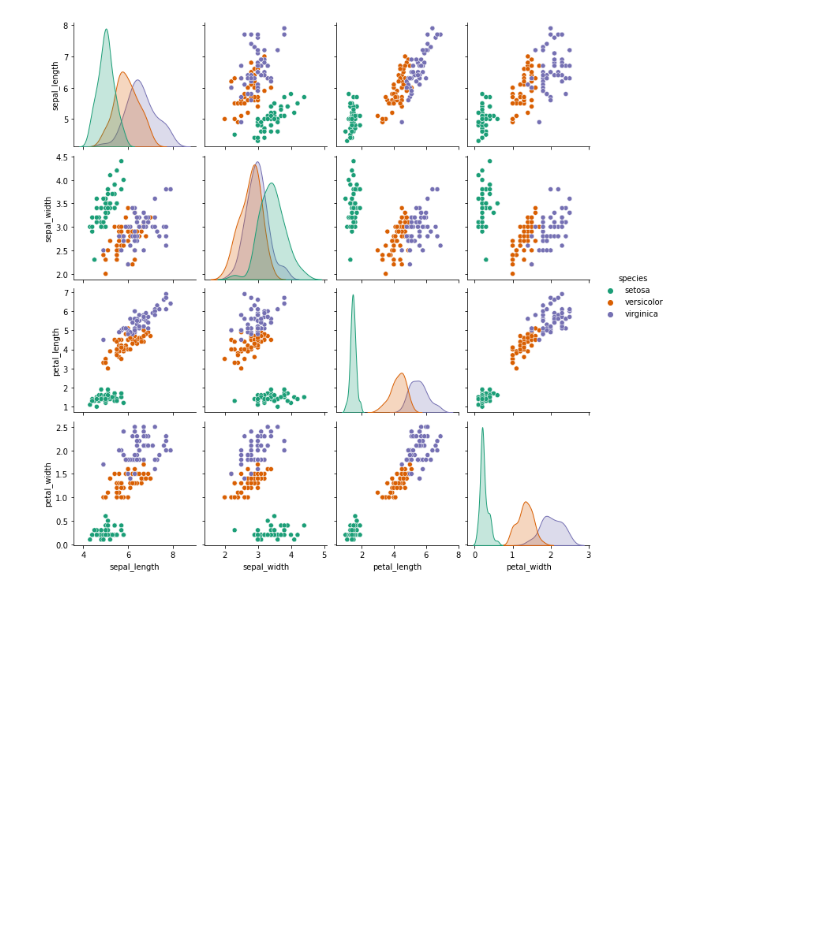
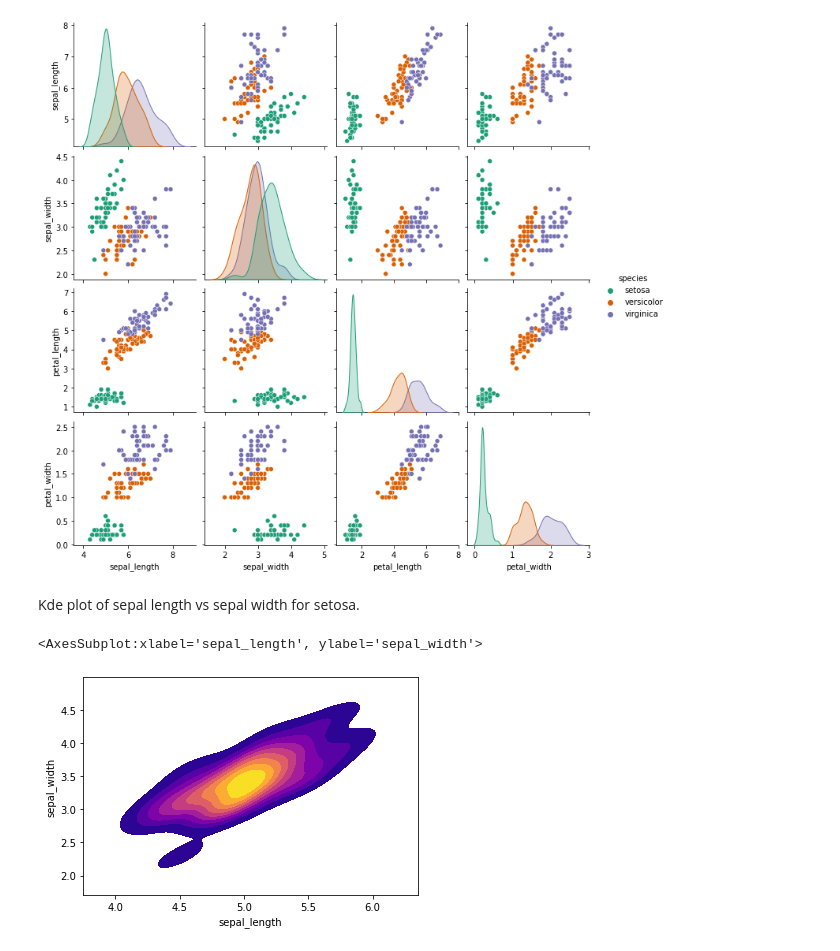
Before and after one commit to mleontenko/iris_svm, a Jupyter notebook: iris_svm.ipynb, the cells around one changed output. Saved outputs shown, nothing was run; the diff lists cells and outputs as text; code cells hidden in the pictures; blank space fills up the shorter version.

Commit message:
kde plot

```diff
--- a/iris_svm.ipynb
+++ b/iris_svm.ipynb
@@ -22,3 +22,11 @@ sns.pairplot(iris, hue='species', palette='Dark2')
 # %% [output]
 <seaborn.axisgrid.PairGrid at 0x...>
 [figure]
+# %% [markdown]
+Kde plot of sepal length vs sepal width for setosa.
+# %%
+setosa=iris[iris['species']=='setosa']
+sns.kdeplot(setosa['sepal_length'], setosa['sepal_width'], cmap='plasma', shade=True, shade_lowest=False)
+# %% [output]
+<AxesSubplot:xlabel='sepal_length', ylabel='sepal_width'>
+[figure, added]
```
